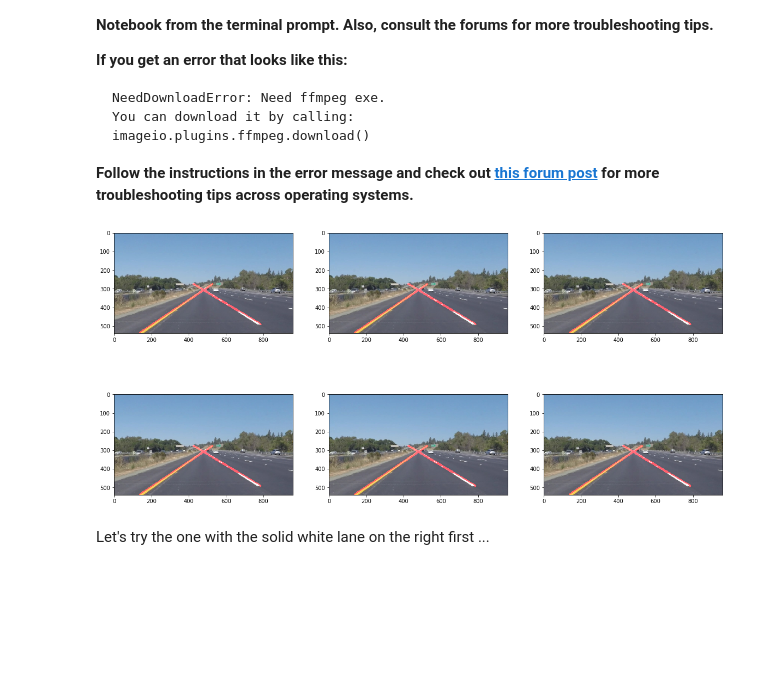
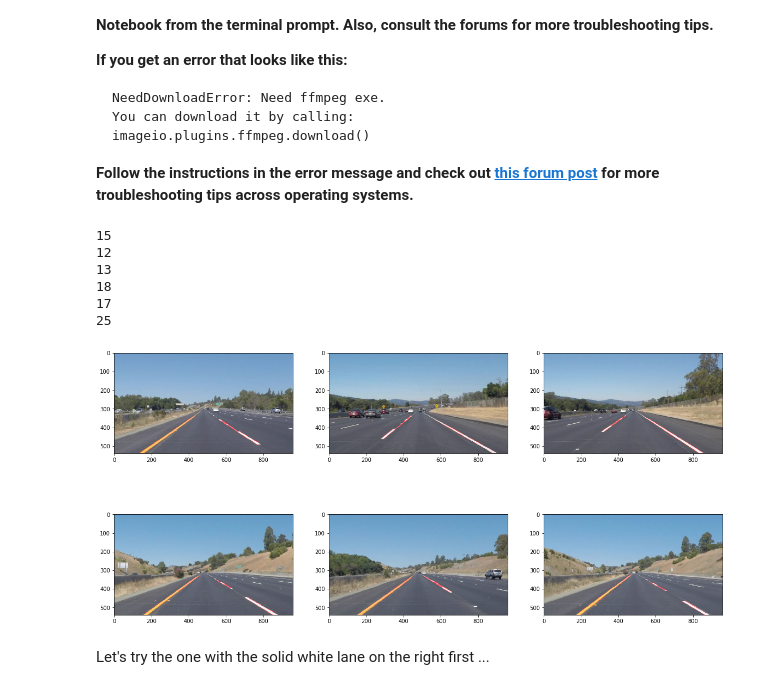
Before and after one commit to thedch/CarND-LaneLines-P1, a Jupyter notebook: P1.ipynb, the cells around one changed output. Drawn from its saved outputs; the diff is of its cells as text; code cells hidden in the pictures; blank space fills up the shorter version.

```diff
--- a/P1.ipynb
+++ b/P1.ipynb
@@ -143,7 +143,15 @@ def draw_lines(img, lines, color=[255, 0, 0], thickness=2):
     """
     for line in lines:
         for x1,y1,x2,y2 in line:
-            cv2.line(img, (x1, y1), (x2, y2), color, thickness)
+            slope = (y1-y2)/(x1-x2)
+            if abs(slope) > 0.4:
+                cv2.line(img, (x1, y1), (x2, y2), color, thickness)
+
+#     for line in lines:
+#         for x1,y1,x2,y2 in line:
+#             cv2.line(img, (x1, y1), (x2, y2), color, thickness)
+
+    return img
 
 def hough_lines(img, rho, theta, threshold, min_line_len, max_line_gap):
     """
@@ -156,8 +164,7 @@ def hough_lines(img, rho, theta, threshold, min_line_len, max_line_gap):
     draw_lines(line_img, lines)
     return line_img
 
-# Python 3 has support for cool math symbols.
-
+# Python 3 has support for cool math symbols
 def weighted_img(img, initial_img, α=0.8, β=1., γ=0.):
     """
     `img` is the output of the hough_lines(), An image with lines drawn on it.
@@ -274,7 +281,8 @@ from IPython.display import HTML
 # %%
 def process_image(image):
     # Convert image to gray
-    gray = cv2.cvtColor(image, cv2.COLOR_RGB2GRAY)
+    gray = grayscale(image)
+
     imshape = image.shape # (rows, columns)
     height = imshape[0]
     width = imshape[1]
@@ -285,76 +293,75 @@ def process_image(image):
     # Use Canny edge detection with experimentally determined thresholds to get edges in the image
     high_threshold = 250
     low_threshold = high_threshold / 2
+    edges = canny(blur_gray, low_threshold, high_threshold)
 
-    edges = cv2.Canny(blur_gray, low_threshold, high_threshold)
 
     # Next we'll create a masked edges image using cv2.fillPoly()
-    mask = np.zeros_like(edges)
-
     # Mask out the sky and sides of the image, we're only interested in the bottom portion where the road is
     vertices = np.array([[(0, height), # Bottom Left
-                          (width*.49, height/2),
-                          (width*.51, height/2),
+                          (width*0.49, height*0.6),
+                          (width*0.51, height*0.6),
                           (width, height)]], dtype=np.int32) # Bottom Right
     ignore_mask_color = 255
+    mask = np.zeros_like(edges)
     cv2.fillPoly(mask, vertices, ignore_mask_color)
     masked_edges = cv2.bitwise_and(edges, mask)
 
     # Define the Hough transform parameters
     rho = 1 # distance resolution in pixels of the Hough grid
     theta = np.pi/180 # angular resolution in radians of the Hough grid
-    threshold = 15     # minimum number of votes (intersections in Hough grid cell)
-    min_line_length = 200 # minimum number of pixels making up a line
-    max_line_gap = 200 # maximum gap in pixels between connectable line segments
+    threshold = 10 # minimum number of votes (intersections in Hough grid cell)
+    min_line_length = 20 # minimum number of pixels making up a line
+    max_line_gap = 60 # maximum gap in pixels between connectable line segments
 
     # Run Hough on edge detected image
     # Output "lines" is an array containing endpoints of detected line segments
     lines = cv2.HoughLinesP(masked_edges, rho, theta, threshold, np.array([]),
                                 min_line_length, max_line_gap)
 
+    line_image = draw_lines(np.copy(image)*0, lines)
+
+    print(len(lines))
     if lines is None:
-        # If no lines were found in the image, return the original image
-        return image
-
-    # Iterate over the output "lines" and draw lines on a blank image
-    line_image = np.copy(image)*0
-    for line in lines:
-        for x1,y1,x2,y2 in line:
-            cv2.line(line_image,(x1,y1),(x2,y2),(255,0,0),10)
+        return image # If no lines were found in the image, return the original image
 
     # Draw the lines on the original image
-    line_edges = weighted_img(image, line_image)
-#     lines_edges = cv2.addWeighted(line_image, 0.8, image, 1.0, 0)
-    return lines_edges
+    annotated_image = weighted_img(image, line_image)
+    return annotated_image
 
 # Set up some visualization to test the function and make parameter tweaking easier
 
 f, ([ax1, ax2, ax3], [ax4, ax5, ax6]) = plt.subplots(2, 3, figsize = (20,10))
 
 image = mpimg.imread('test_images/solidYellowLeft.jpg')
 ax1.imshow(process_image(image))
 
 image = mpimg.imread('test_images/solidWhiteCurve.jpg')
 ax2.imshow(process_image(image))
 
 image = mpimg.imread('test_images/solidWhiteRight.jpg')
 ax3.imshow(process_image(image))
 
 image = mpimg.imread('test_images/solidYellowCurve2.jpg')
 ax4.imshow(process_image(image))
 
 image = mpimg.imread('test_images/solidYellowCurve.jpg')
 ax5.imshow(process_image(image))
 
 image = mpimg.imread('test_images/whiteCarLaneSwitch.jpg')
 ax6.imshow(process_image(image))
 
-
 plt.show()
 
 # plt.imshow(process_image(image))
 # %% [output]
+15
+12
+13
+18
+17
+25
-[figure, old version]
+[figure, new version]
 # %% [markdown]
 Let's try the one with the solid white lane on the right first ...
 # %%
```
Also changed, not shown: parts of 2 cells of this notebook.
